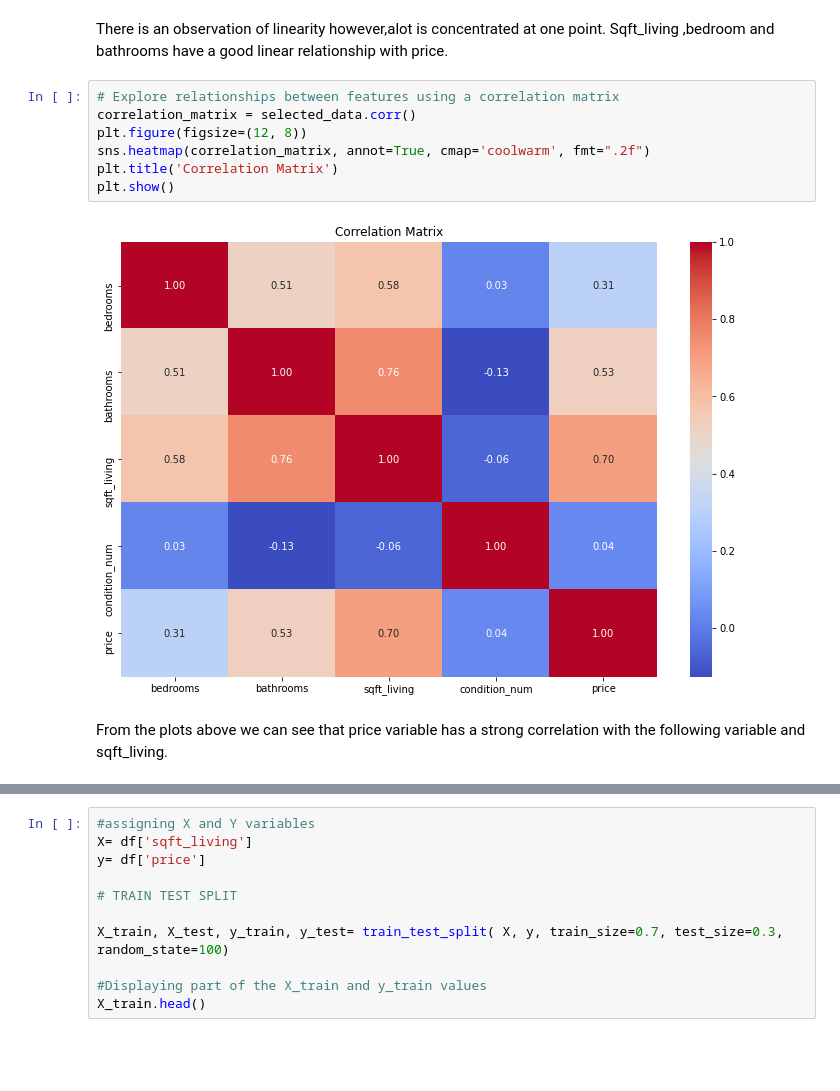
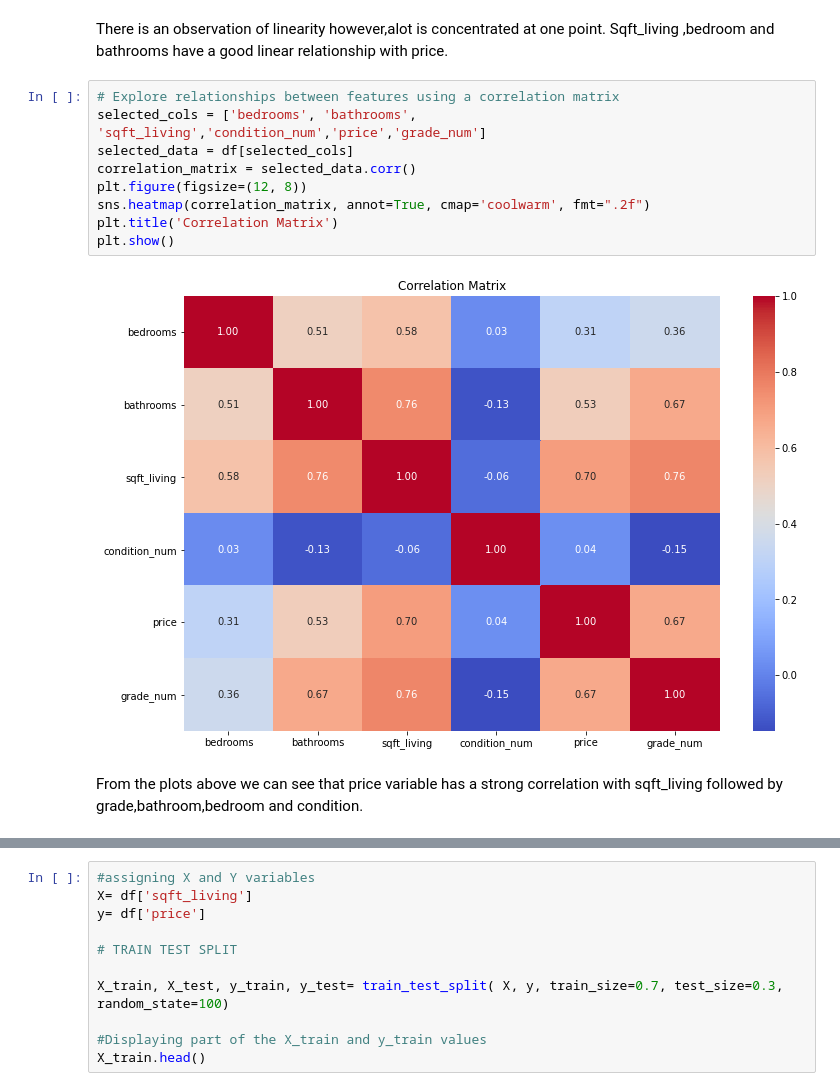
Before and after one commit to Mercychepchep/dsc-phase-2-project-v2-3, a Jupyter notebook: student.ipynb, the cells around one changed output, grey strips where cells are left out. Saved outputs shown, nothing was run; the diff lists cells and outputs as text; blank space fills up the shorter version.

```diff
--- a/student.ipynb
+++ b/student.ipynb
@@ -236,14 +236,16 @@ for column in selected_data.columns:
 There is an observation of linearity however,alot is concentrated at one point. Sqft_living ,bedroom and bathrooms have a good linear relationship with price.
 # %%
 # Explore relationships between features using a correlation matrix
+selected_cols = ['bedrooms', 'bathrooms', 'sqft_living','condition_num','price','grade_num']
+selected_data = df[selected_cols]
 correlation_matrix = selected_data.corr()
 plt.figure(figsize=(12, 8))
 sns.heatmap(correlation_matrix, annot=True, cmap='coolwarm', fmt=".2f")
 plt.title('Correlation Matrix')
 plt.show()
 # %% [output]
-[figure, old version]
+[figure, new version]
 # %% [markdown]
-From the plots above we can see that price variable has a strong correlation with the following variable and sqft_living.
+From the plots above we can see that price variable has a strong correlation with sqft_living followed by grade,bathroom,bedroom and condition.
 # %% [markdown]
 5.Data Modelling
```
Also changed, not shown: parts of 4 cells of this notebook, 1 other file.
